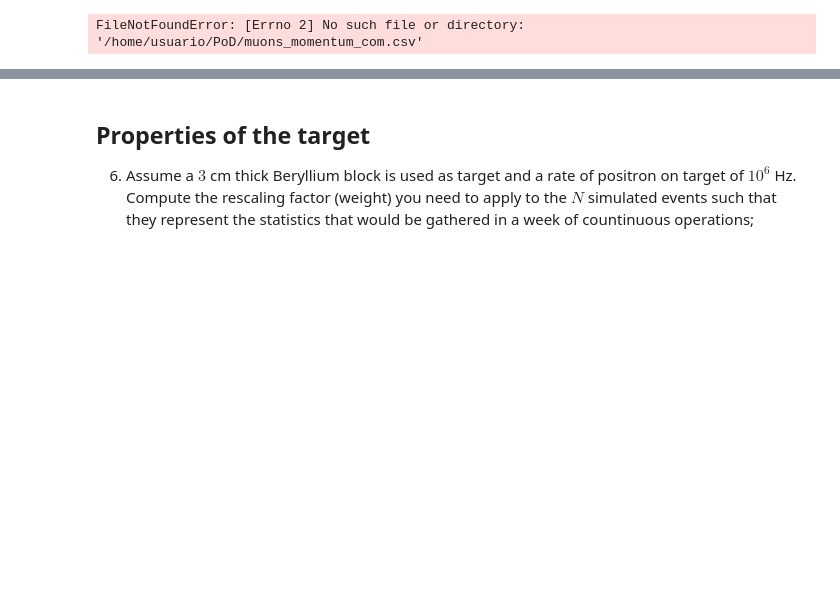
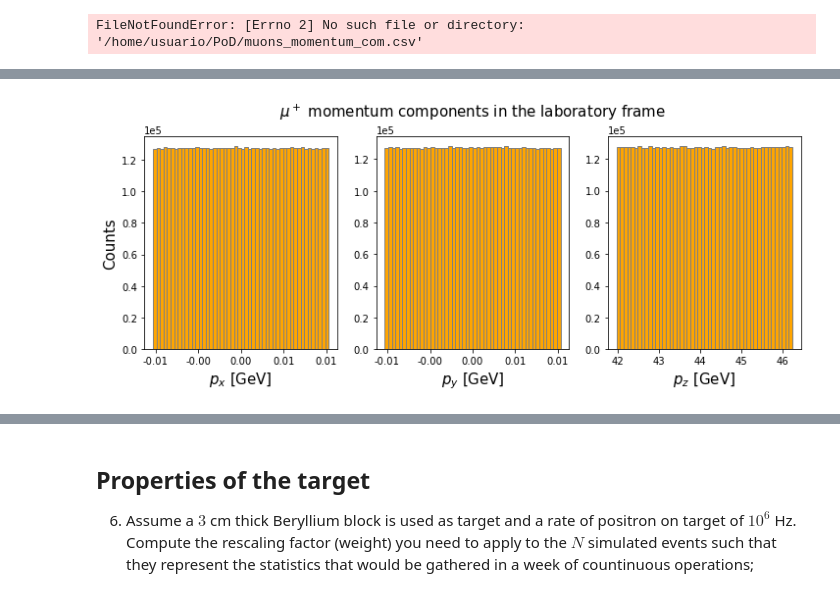
Before and after one commit to eigen-carmona/LCP_projects_Y3, a Jupyter notebook: Muons_project.ipynb, the cells around one changed output, grey strips where cells are left out. Cells and saved outputs as stored; diff of their text form; code cells hidden in the pictures; blank space fills up the shorter version.

```diff
--- a/Muons_project.ipynb
+++ b/Muons_project.ipynb
@@ -394,26 +406,29 @@ data
 # %%
 fig, (ax1,ax2,ax3) = plt.subplots(nrows=1, ncols=3, figsize=(12, 4))
 
 n, bins, _ = ax1.hist(pxm_lb, bins=50,color='orange', ec='grey')
 ax1.set_xlabel(r'$p_x$ [GeV]', fontsize=15)
 ax1.set_ylabel('Counts', fontsize=15)
 ax1.ticklabel_format(axis="y", style="sci", scilimits=(5,5))
 ax1.xaxis.set_major_formatter(FormatStrFormatter('%.2f'))
 
 
 n, bins, _ = ax2.hist(pym_lb, bins=50,color='orange', ec='grey')
-ax2.set_title(r'$\mu^+$ momentum components in the laboratory frame', fontsize=15)
+ax2.set_title(r'$\mu^+$ momentum components in the laboratory frame', fontsize=15, pad=20)
 ax2.set_xlabel(r'$p_y$ [GeV]', fontsize=15)
 ax2.ticklabel_format(axis="y", style="sci", scilimits=(5,5))
 ax2.xaxis.set_major_formatter(FormatStrFormatter('%.2f'))
 
 
 n, bins, _ = ax3.hist(pzm_lb, bins=50,color='orange', ec='grey')
 ax3.set_xlabel(r'$p_z$ [GeV]', fontsize=15)
 ax3.ticklabel_format(axis="y", style="sci", scilimits=(5,5))
+
 #ax3.xaxis.set_major_formatter(FormatStrFormatter('%.0f'))
 
 plt.show()
+# %% [output]
+[figure, added]
 # %%
 fig, (ax1,ax2,ax3) = plt.subplots(nrows=1, ncols=3, figsize=(12, 4))
 
```
Also changed, not shown: parts of 21 cells of this notebook.
